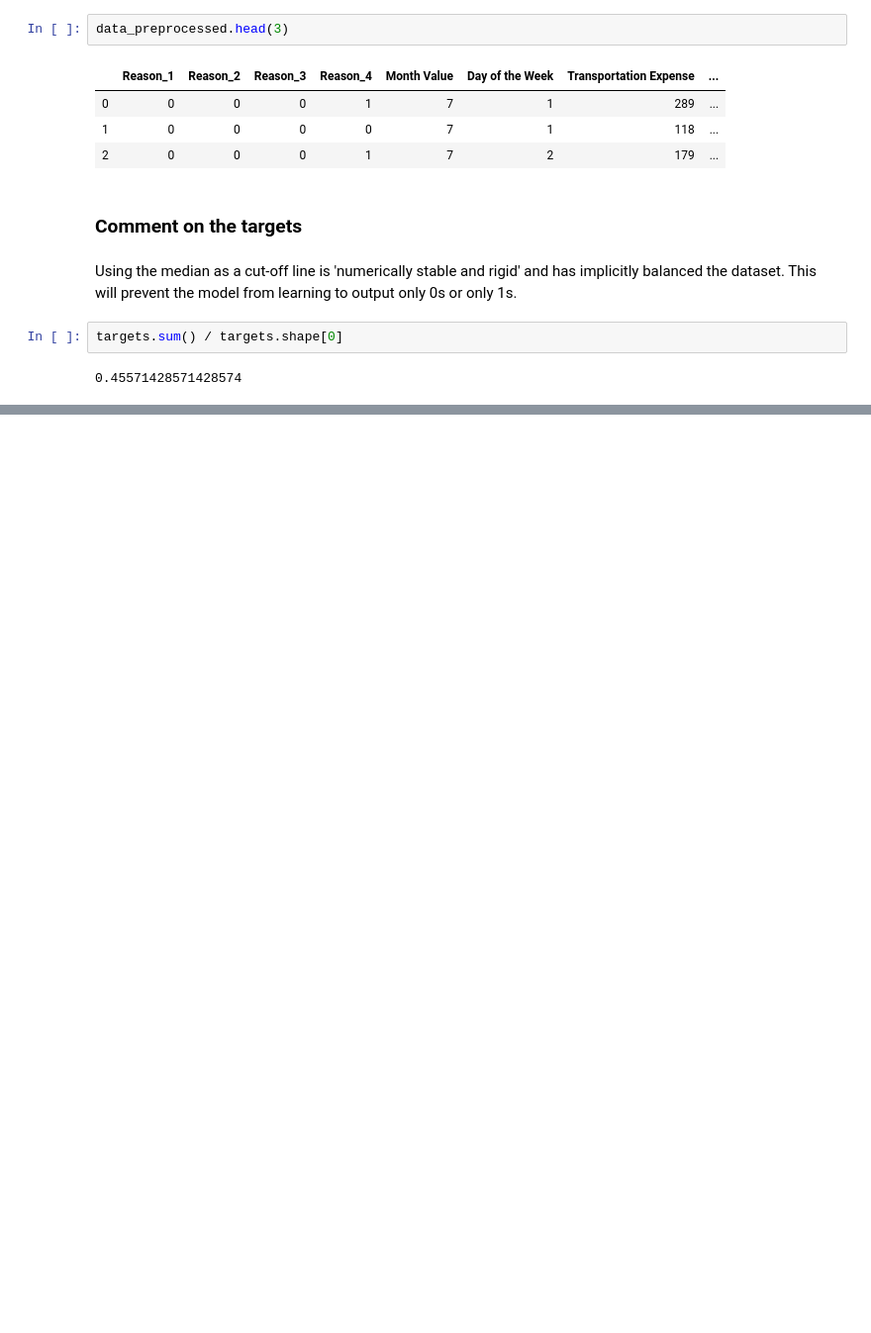
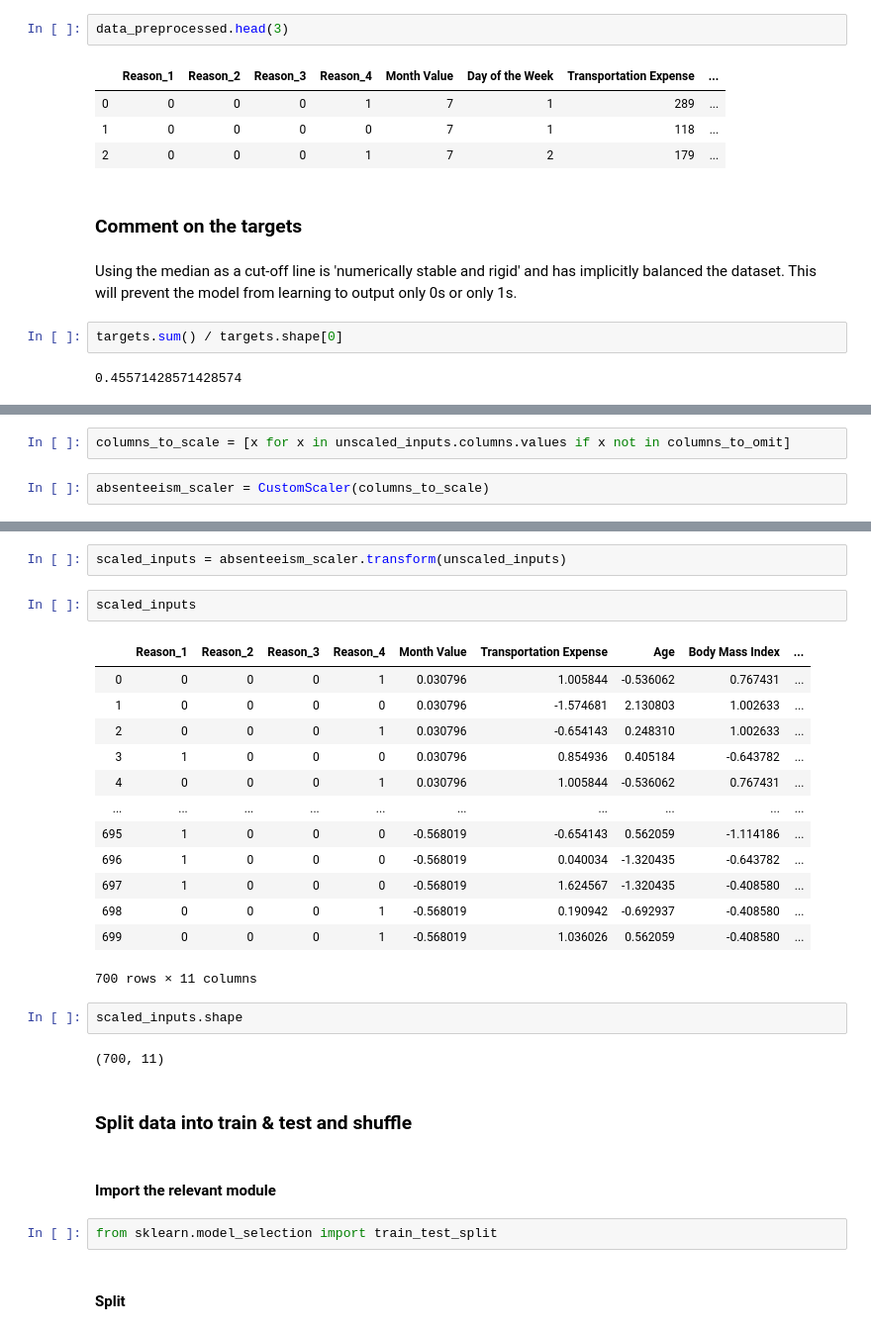
Before and after one commit to lmarston12/Company_Absenteeism_Problem, a Jupyter notebook: Absenteeism_Machine_Learning.ipynb, the cells around one changed output, grey strips where cells are left out. Shown: that part at 99% size. Cells and saved outputs as stored; diff of their text form; blank space fills up the shorter version.

Commit message:
Model training complete

```diff
--- a/Absenteeism_Machine_Learning.ipynb
+++ b/Absenteeism_Machine_Learning.ipynb
@@ -81,0 +159,4 @@ Around 46% of the targets are 1s
+# %%
+columns_to_scale = [x for x in unscaled_inputs.columns.values if x not in columns_to_omit]
+# %%
+absenteeism_scaler = CustomScaler(columns_to_scale)
@@ -81,0 +169,30 @@ Around 46% of the targets are 1s
+# %%
+scaled_inputs = absenteeism_scaler.transform(unscaled_inputs)
+# %%
+scaled_inputs
+# %% [output]
+|  | Reason_1 | Reason_2 | Reason_3 | Reason_4 | Month Value | Transportation Expense | Age | Body Mass Index | ... |
+| 0 | 0 | 0 | 0 | 1 | 0.030796 | 1.005844 | -0.536062 | 0.767431 | ... |
+| 1 | 0 | 0 | 0 | 0 | 0.030796 | -1.574681 | 2.130803 | 1.002633 | ... |
+| 2 | 0 | 0 | 0 | 1 | 0.030796 | -0.654143 | 0.248310 | 1.002633 | ... |
+| 3 | 1 | 0 | 0 | 0 | 0.030796 | 0.854936 | 0.405184 | -0.643782 | ... |
+| 4 | 0 | 0 | 0 | 1 | 0.030796 | 1.005844 | -0.536062 | 0.767431 | ... |
+| ... | ... | ... | ... | ... | ... | ... | ... | ... | ... |
+| 695 | 1 | 0 | 0 | 0 | -0.568019 | -0.654143 | 0.562059 | -1.114186 | ... |
+| 696 | 1 | 0 | 0 | 0 | -0.568019 | 0.040034 | -1.320435 | -0.643782 | ... |
+| 697 | 1 | 0 | 0 | 0 | -0.568019 | 1.624567 | -1.320435 | -0.408580 | ... |
+| 698 | 0 | 0 | 0 | 1 | -0.568019 | 0.190942 | -0.692937 | -0.408580 | ... |
+| 699 | 0 | 0 | 0 | 1 | -0.568019 | 1.036026 | 0.562059 | -0.408580 | ... |
+700 rows × 11 columns
+# %%
+scaled_inputs.shape
+# %% [output]
+(700, 11)
+# %% [markdown]
+### Split data into train & test and shuffle
+# %% [markdown]
+#### Import the relevant module
+# %%
+from sklearn.model_selection import train_test_split
+# %% [markdown]
+#### Split
```
Also changed, not shown: parts of 52 cells of this notebook.
